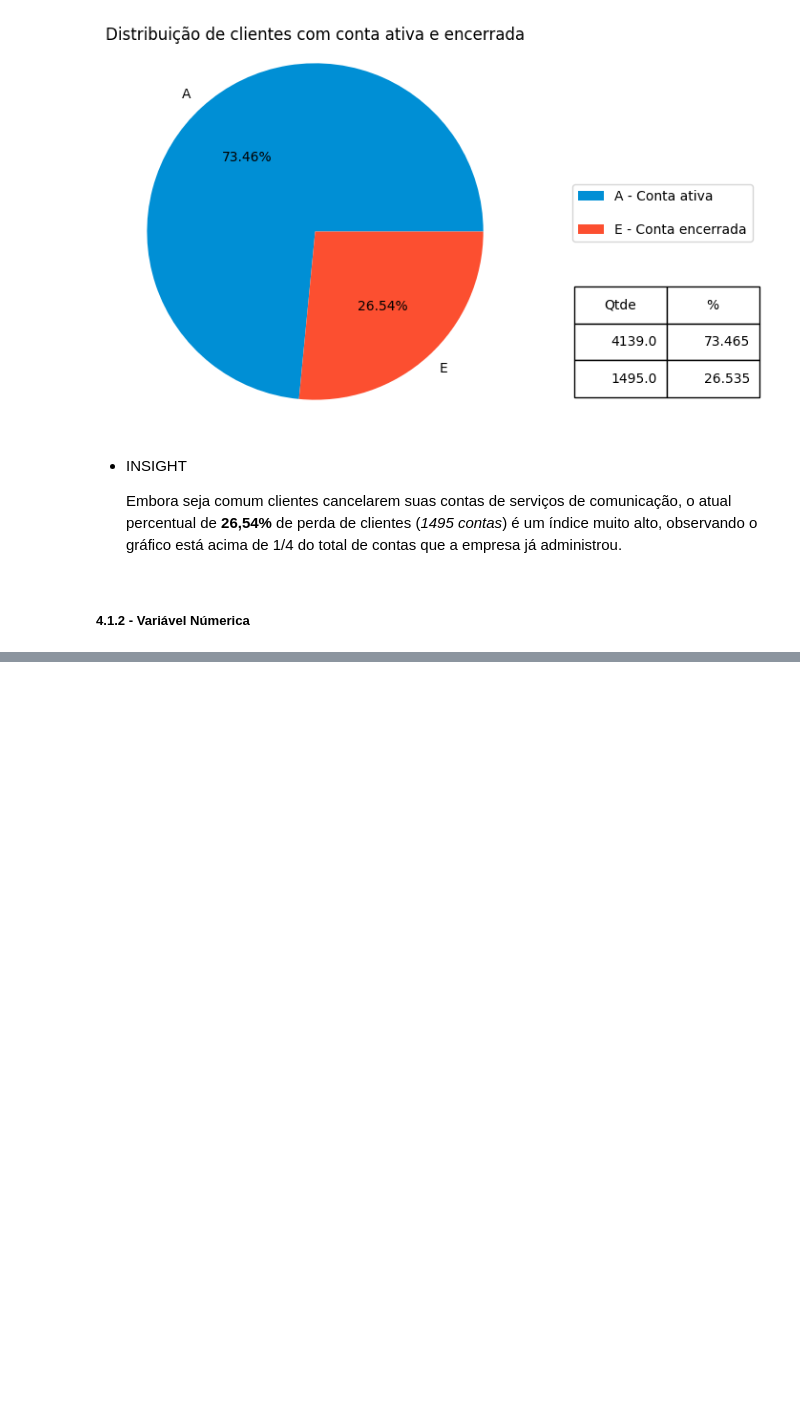
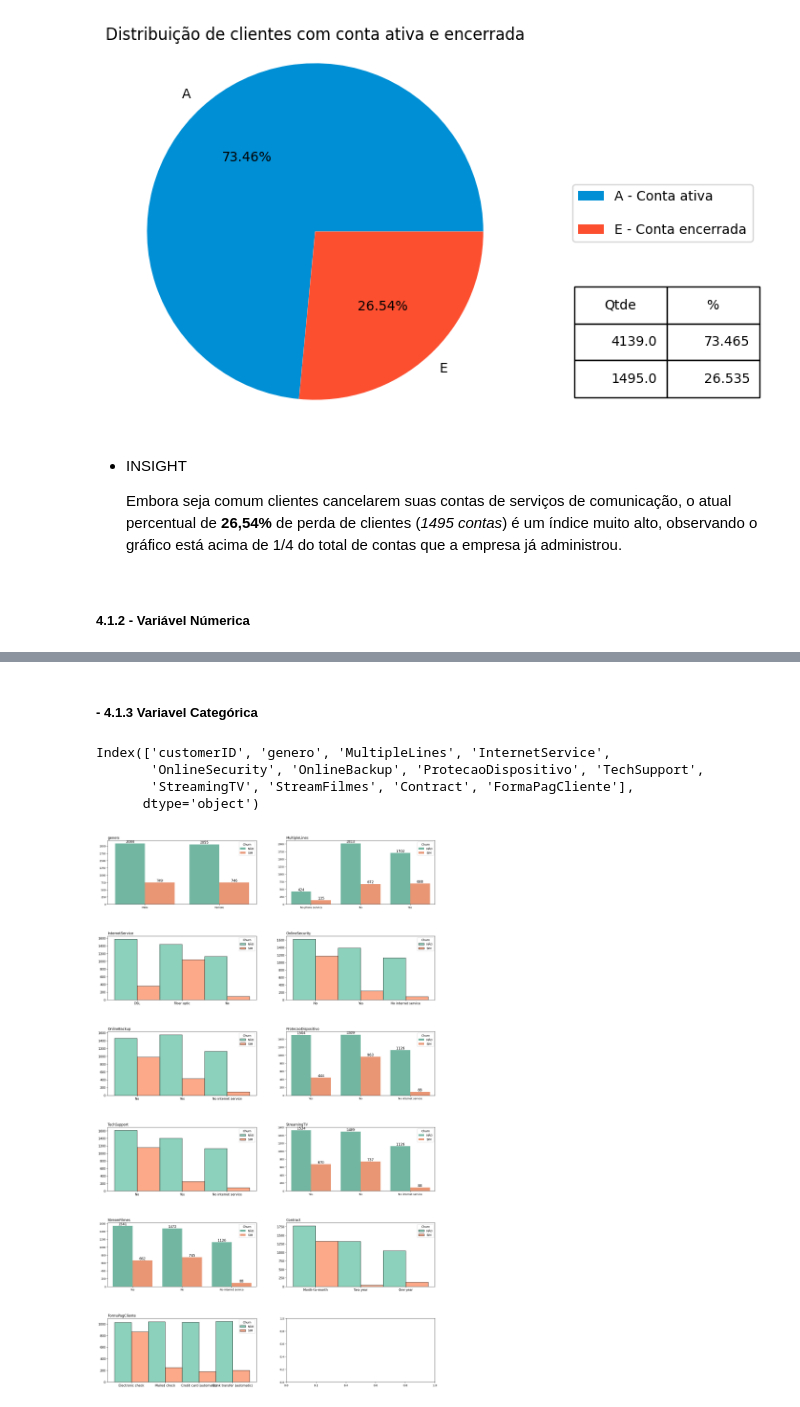
Before and after one commit to ValmirJrDS/analise-modalagem-churn_empresa_telecomunica-es, a Jupyter notebook: notebooks/c0.4-vj-analise-visualizacao.ipynb, the cells around one changed output, grey strips where cells are left out. Saved outputs shown, nothing was run; the diff lists cells and outputs as text; code cells hidden in the pictures; blank space fills up the shorter version.

```diff
--- a/notebooks/c0.4-vj-analise-visualizacao.ipynb
+++ b/notebooks/c0.4-vj-analise-visualizacao.ipynb
@@ -932,0 +992,36 @@ plt.show()
+# %% [markdown]
+##### - 4.1.3 Variavel Categórica
+# %%
+# filter categorical attributes
+cat = base_churn_raw4.select_dtypes(include=['object'])
+cat.columns
+# %% [output]
+Index(['customerID', 'genero', 'MultipleLines', 'InternetService',
+       'OnlineSecurity', 'OnlineBackup', 'ProtecaoDispositivo', 'TechSupport',
+       'StreamingTV', 'StreamFilmes', 'Contract', 'FormaPagCliente'],
+      dtype='object')
+# %%
+saida = base_churn_raw4['Churn'].replace({0: 'NÃO', 1: 'SIM'})
+hue_order = ['NÃO', 'SIM']
+
+fig, ((ax1, ax2), (ax3, ax4), (ax5, ax6),
+      (ax7, ax8), (ax9, ax10), (ax11, ax12)) = plt.subplots(6, 2, figsize=(21, 35))
+
+
+graf_countplot(base_churn_raw4, 'genero', '\ngenero', ax1)
+graf_countplot(base_churn_raw4, 'MultipleLines', '\nMultipleLines', ax2)
+graf_histplot(base_churn_raw4, 'InternetService', '\nInternetService', ax3)
+graf_histplot(base_churn_raw4, 'OnlineSecurity', '\nOnlineSecurity', ax4)
+graf_histplot(base_churn_raw4, 'OnlineBackup', '\nOnlineBackup', ax5)
+graf_countplot(base_churn_raw4, 'ProtecaoDispositivo', '\nProtecaoDispositivo', ax6)
+graf_histplot(base_churn_raw4, 'TechSupport', '\nTechSupport', ax7)
+graf_countplot(base_churn_raw4, 'StreamingTV', '\nStreamingTV', ax8)
+graf_countplot(base_churn_raw4, 'StreamFilmes', '\nStreamFilmes', ax9)
+graf_histplot(base_churn_raw4, 'Contract', '\nContract', ax10)
+graf_histplot(base_churn_raw4, 'FormaPagCliente', '\nFormaPagCliente', ax11)
+
+
+plt.subplots_adjust(wspace=0.2, hspace=0.5)
+plt.show()
+# %% [output]
+[figure, added]
```
Also changed, not shown: parts of 3 cells of this notebook.
